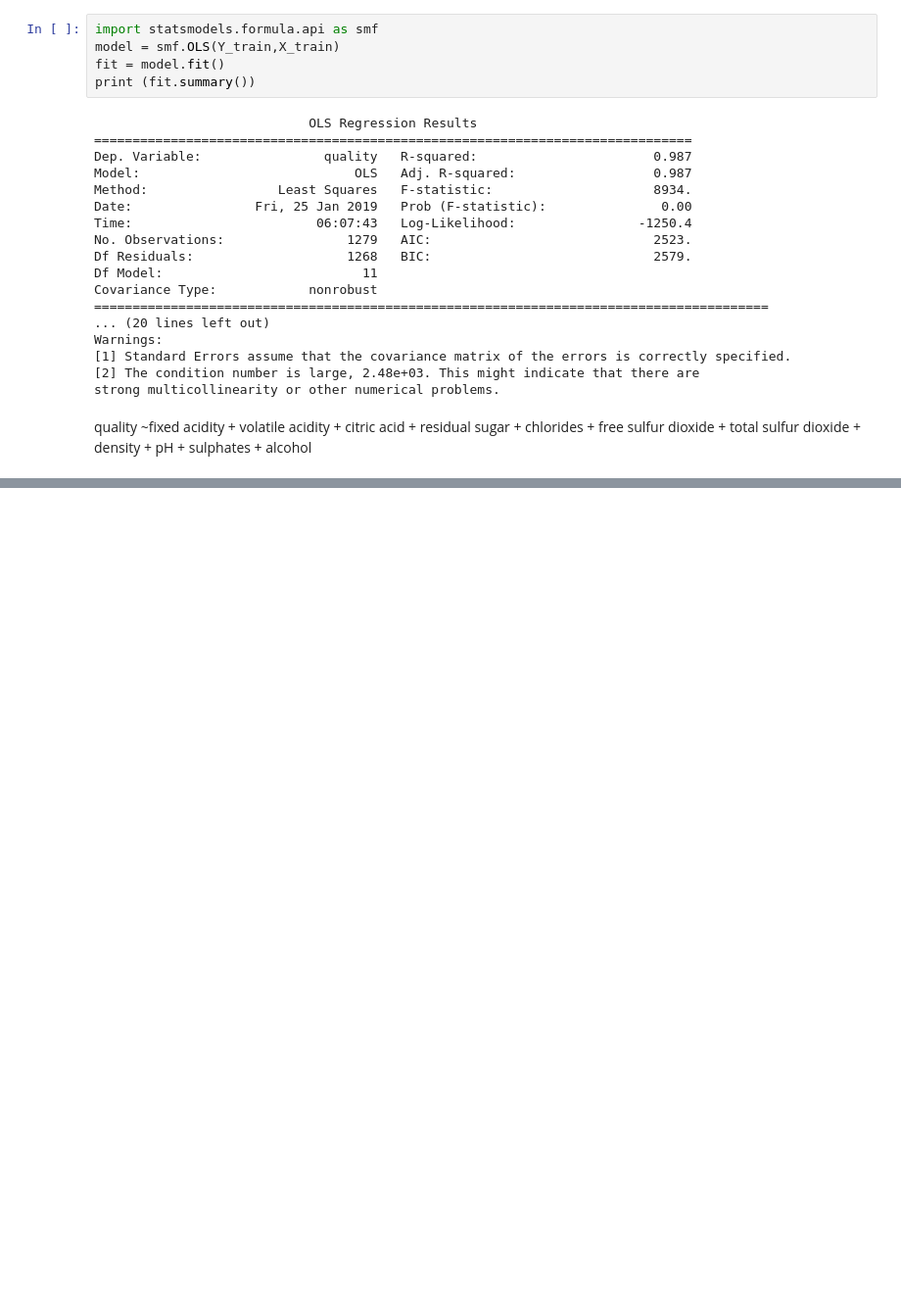
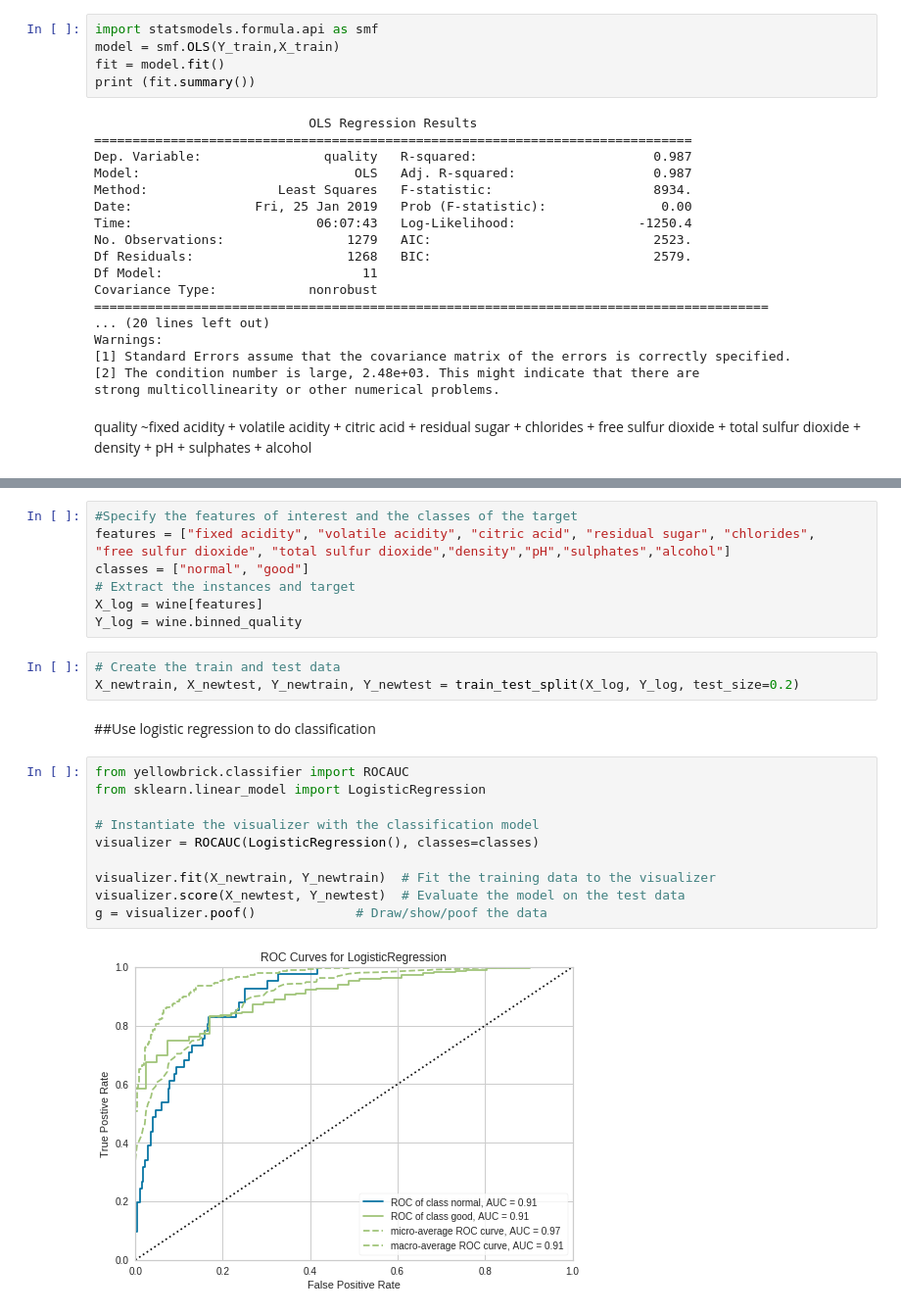
Before and after one commit to xinyanLyu/machine-learning, a Jupyter notebook: HW3_wine.ipynb, the cells around one changed output, grey strips where cells are left out. Shown at 98% size. Saved outputs shown, nothing was run; the diff lists cells and outputs as text; blank space fills up the shorter version.

```diff
--- a/HW3_wine.ipynb
+++ b/HW3_wine.ipynb
@@ -252,0 +267,24 @@ newwine.head()
+# %%
+#Specify the features of interest and the classes of the target
+features = ["fixed acidity", "volatile acidity", "citric acid", "residual sugar", "chlorides",  "free sulfur dioxide", "total sulfur dioxide","density","pH","sulphates","alcohol"]
+classes = ["normal", "good"]
+# Extract the instances and target
+X_log = wine[features]
+Y_log = wine.binned_quality
+# %%
+# Create the train and test data
+X_newtrain, X_newtest, Y_newtrain, Y_newtest = train_test_split(X_log, Y_log, test_size=0.2)
+# %% [markdown]
+##Use logistic regression to do classification
+# %%
+from yellowbrick.classifier import ROCAUC
+from sklearn.linear_model import LogisticRegression
+
+# Instantiate the visualizer with the classification model
+visualizer = ROCAUC(LogisticRegression(), classes=classes)
+
+visualizer.fit(X_newtrain, Y_newtrain)  # Fit the training data to the visualizer
+visualizer.score(X_newtest, Y_newtest)  # Evaluate the model on the test data
+g = visualizer.poof()             # Draw/show/poof the data
+# %% [output]
+[figure, added]
```
Also changed, not shown: parts of 8 cells of this notebook.
